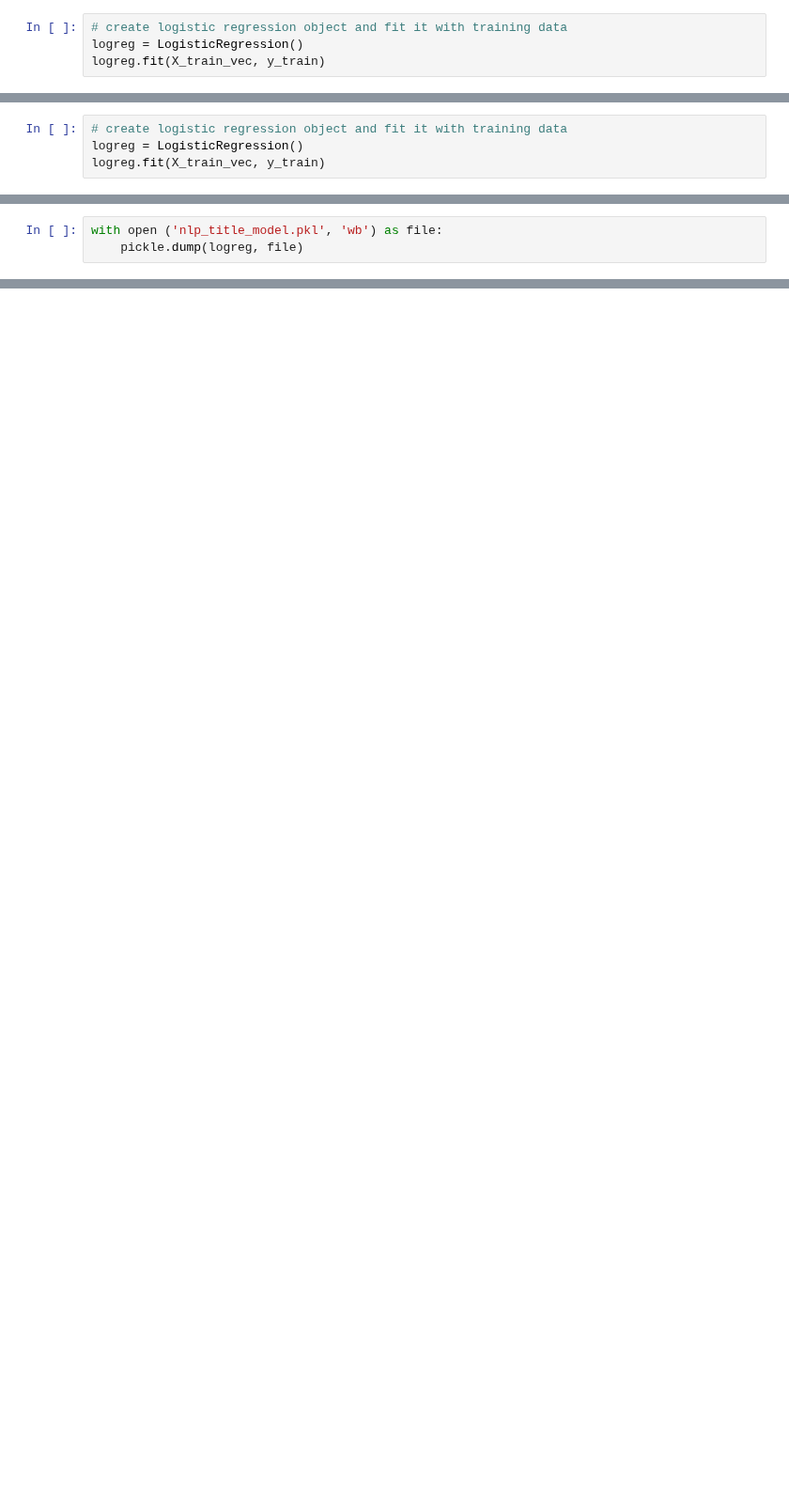
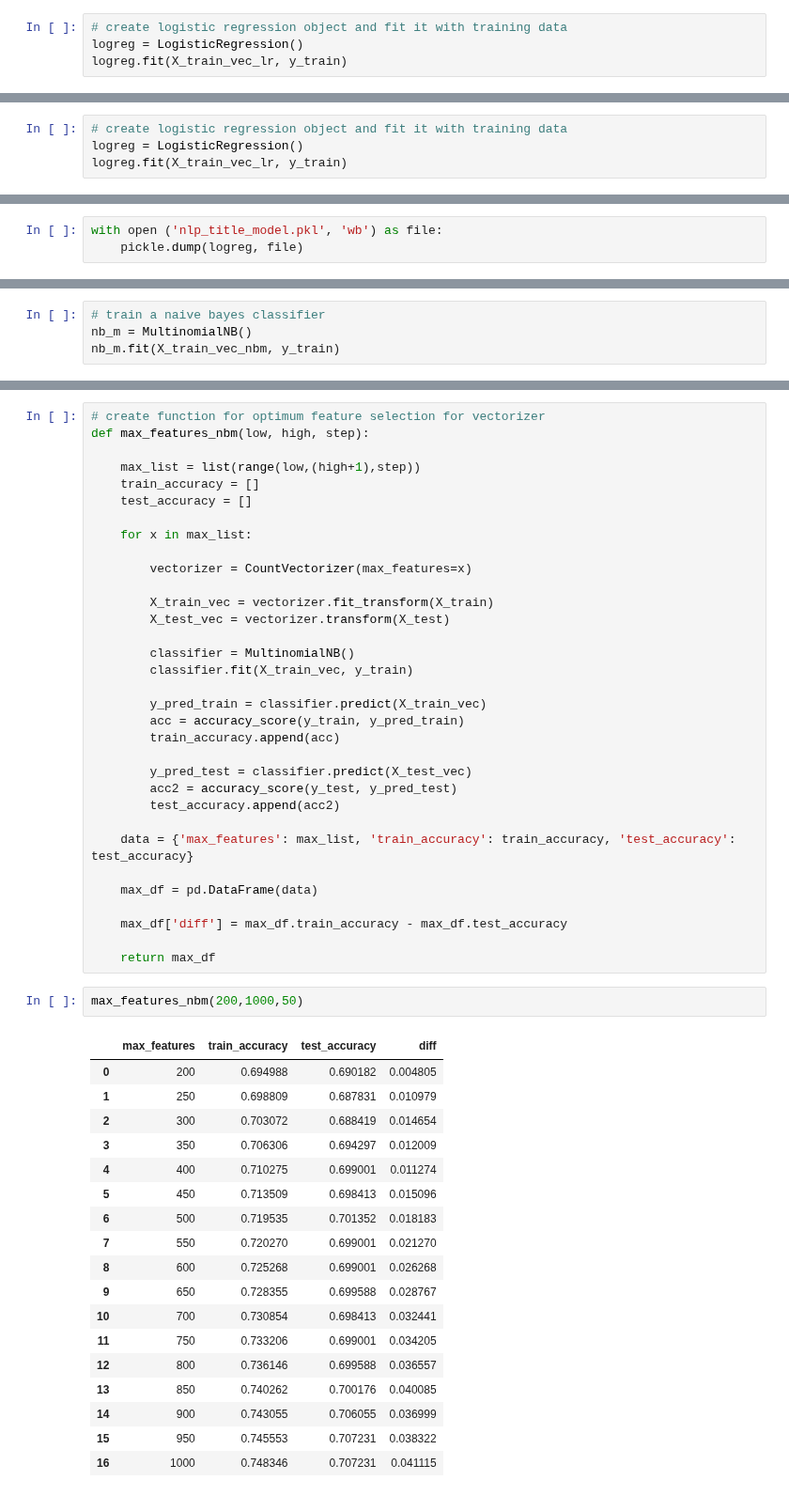
Before and after one commit to LHide14/YouTube-Analytics, a Jupyter notebook: nlp_title_model.ipynb, the cells around one changed output, grey strips where cells are left out. Shown at 94% size. Cells and saved outputs as stored; diff of their text form; blank space fills up the shorter version.

Commit message:
completed naive bayes on title

```diff
--- a/nlp_title_model.ipynb
+++ b/nlp_title_model.ipynb
@@ -95,7 +115,7 @@ X_test_vec = vectorizer.transform(X_test)
 # %%
 # create logistic regression object and fit it with training data
 logreg = LogisticRegression()
-logreg.fit(X_train_vec, y_train)
+logreg.fit(X_train_vec_lr, y_train)
 # %% [output]
 LogisticRegression()
 # %%
@@ -315,7 +335,7 @@ X_test_vec = vectorizer.transform(X_test)
 # %%
 # create logistic regression object and fit it with training data
 logreg = LogisticRegression()
-logreg.fit(X_train_vec, y_train)
+logreg.fit(X_train_vec_lr, y_train)
 # %% [output]
 LogisticRegression()
 # %%
@@ -347,0 +370,4 @@ with open ('nlp_title_model.pkl', 'wb') as file:
+# %%
+# train a naive bayes classifier
+nb_m = MultinomialNB()
+nb_m.fit(X_train_vec_nbm, y_train)
@@ -347,0 +400,54 @@ with open ('nlp_title_model.pkl', 'wb') as file:
+# %%
+# create function for optimum feature selection for vectorizer
+def max_features_nbm(low, high, step):
+
+    max_list = list(range(low,(high+1),step))
+    train_accuracy = []
+    test_accuracy = []
+
+    for x in max_list:
+
+        vectorizer = CountVectorizer(max_features=x)
+
+        X_train_vec = vectorizer.fit_transform(X_train)
+        X_test_vec = vectorizer.transform(X_test)
+
+        classifier = MultinomialNB()
+        classifier.fit(X_train_vec, y_train)
+
+        y_pred_train = classifier.predict(X_train_vec)
+        acc = accuracy_score(y_train, y_pred_train)
+        train_accuracy.append(acc)
+
+        y_pred_test = classifier.predict(X_test_vec)
+        acc2 = accuracy_score(y_test, y_pred_test)
+        test_accuracy.append(acc2)
+
+    data = {'max_features': max_list, 'train_accuracy': train_accuracy, 'test_accuracy': test_accuracy}
+
+    max_df = pd.DataFrame(data)
+
+    max_df['diff'] = max_df.train_accuracy - max_df.test_accuracy
+
+    return max_df
+# %%
+max_features_nbm(200,1000,50)
+# %% [output]
+|  | max_features | train_accuracy | test_accuracy | diff |
+| 0 | 200 | 0.694988 | 0.690182 | 0.004805 |
+| 1 | 250 | 0.698809 | 0.687831 | 0.010979 |
+| 2 | 300 | 0.703072 | 0.688419 | 0.014654 |
+| 3 | 350 | 0.706306 | 0.694297 | 0.012009 |
+| 4 | 400 | 0.710275 | 0.699001 | 0.011274 |
+| 5 | 450 | 0.713509 | 0.698413 | 0.015096 |
+| 6 | 500 | 0.719535 | 0.701352 | 0.018183 |
+| 7 | 550 | 0.720270 | 0.699001 | 0.021270 |
+| 8 | 600 | 0.725268 | 0.699001 | 0.026268 |
+| 9 | 650 | 0.728355 | 0.699588 | 0.028767 |
+| 10 | 700 | 0.730854 | 0.698413 | 0.032441 |
+| 11 | 750 | 0.733206 | 0.699001 | 0.034205 |
+| 12 | 800 | 0.736146 | 0.699588 | 0.036557 |
+| 13 | 850 | 0.740262 | 0.700176 | 0.040085 |
+| 14 | 900 | 0.743055 | 0.706055 | 0.036999 |
+| 15 | 950 | 0.745553 | 0.707231 | 0.038322 |
+| 16 | 1000 | 0.748346 | 0.707231 | 0.041115 |
```
Also changed, not shown: parts of 33 cells of this notebook, 1 other file.
